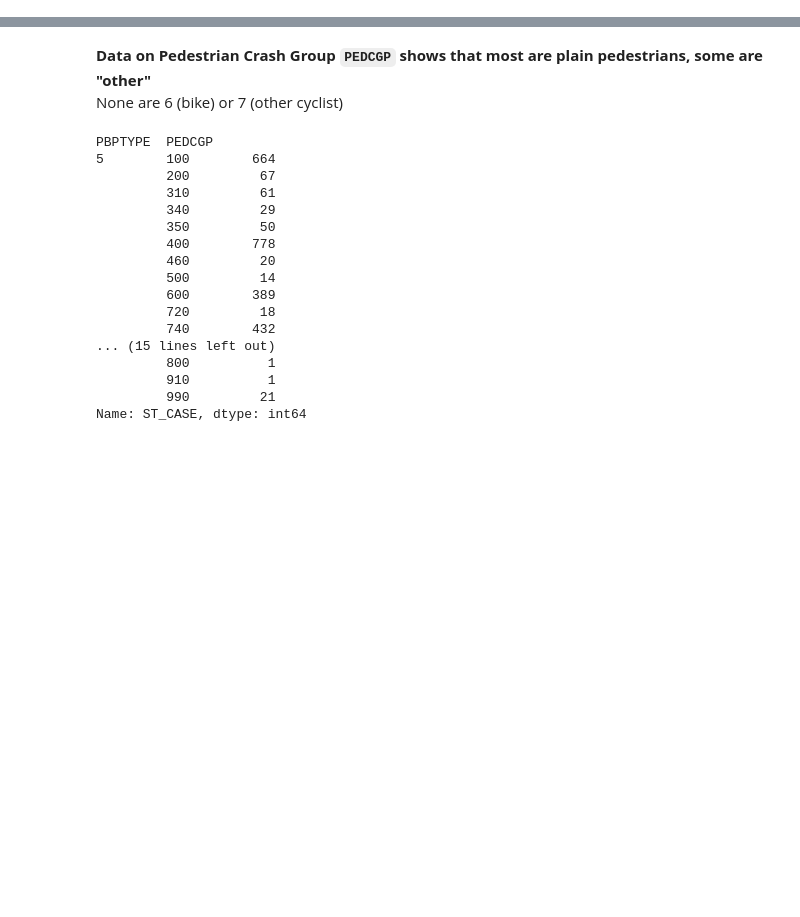
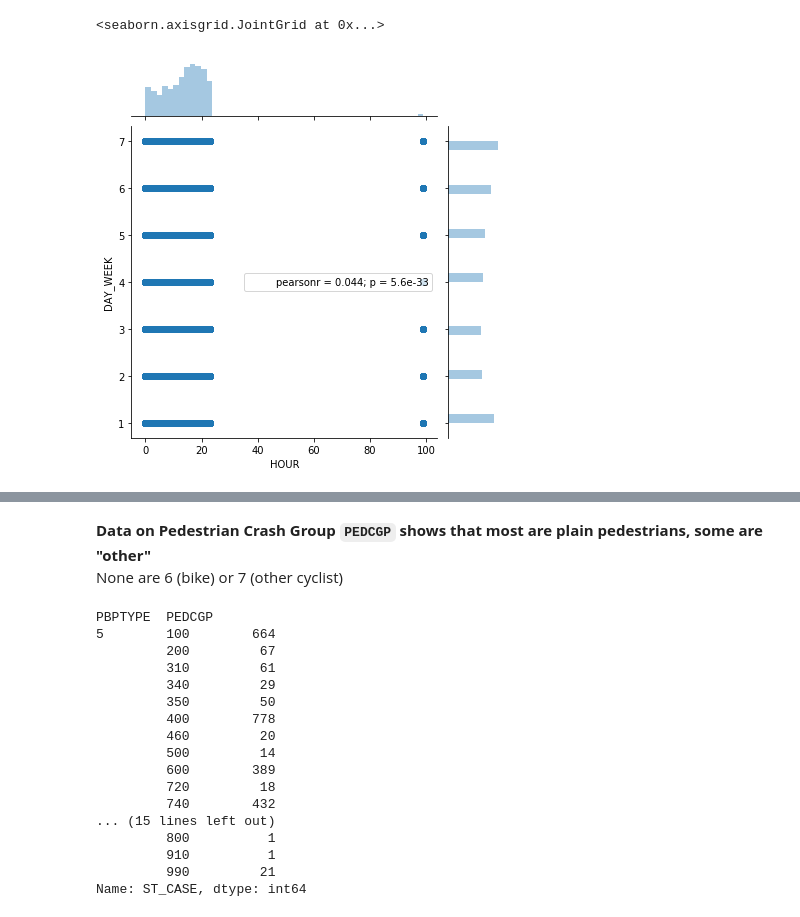
Before and after one commit to kjones5/metis_bootcamp, a Jupyter notebook: Project3_TrafficAccidentData/EDA_trafficfatalities.ipynb, the cells around one changed output, grey strips where cells are left out. Cells and saved outputs as stored; diff of their text form; code cells hidden in the pictures; blank space fills up the shorter version.

```diff
--- a/Project3_TrafficAccidentData/EDA_trafficfatalities.ipynb
+++ b/Project3_TrafficAccidentData/EDA_trafficfatalities.ipynb
@@ -86,0 +704,5 @@ Name: ST_CASE, dtype: int64
+# %%
+sns.jointplot(x='HOUR', y='DAY_WEEK', data=df_master)
+# %% [output]
+<seaborn.axisgrid.JointGrid at 0x...>
+[figure, added]
```
Also changed, not shown: parts of 162 cells of this notebook, 4 other files.
